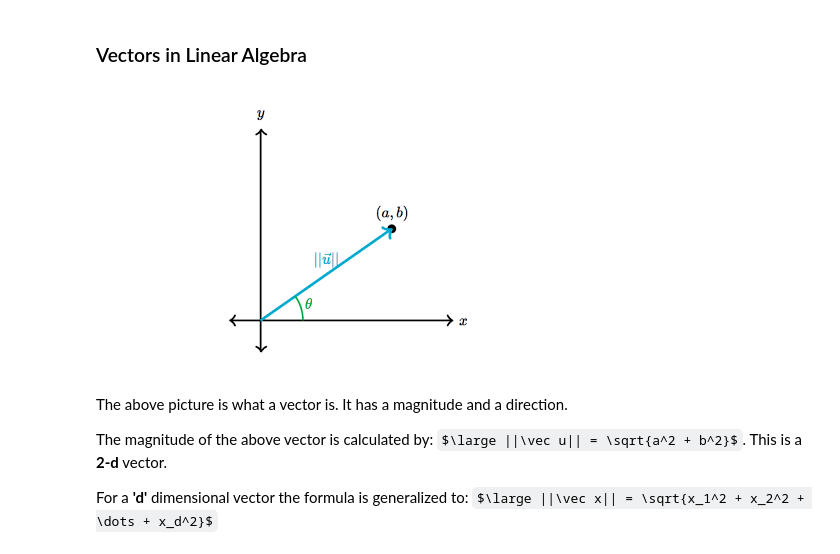
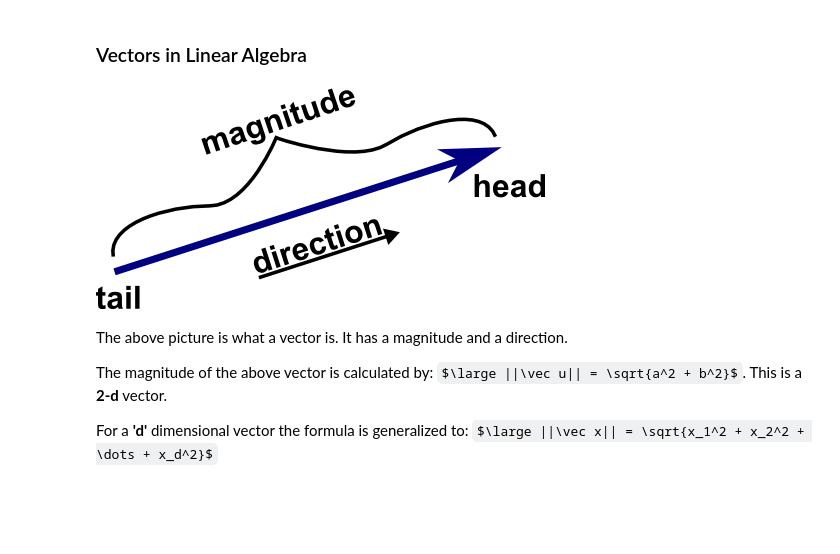
Before and after one commit to Abhiswain97/PGD_UOH, a Jupyter notebook: preparatory_sesisons/Co-ordinate Geometry.ipynb, the cells around one changed output. Cells and saved outputs as stored; diff of their text form; code cells hidden in the pictures; some formulas as TeX source; blank space fills up the shorter version.

```diff
--- a/preparatory_sesisons/Co-ordinate Geometry.ipynb
+++ b/preparatory_sesisons/Co-ordinate Geometry.ipynb
@@ -10,7 +9,9 @@ from IPython.display import Image
-# %%
-def display_image(fname):
-    img =
-    return Image(filename=fname)
+# %%
+def display_image(fname, size=(300, 300)):
+    img = PIL.Image.open(fname)
+    if size is not None:
+        img = img.resize(size)
+    return img
 # %% [markdown]
 # Equation of a line
 # %%
@@ -73,9 +74,9 @@ $\large \pi_d : w_1x_1 + w_2x_2 + \dots + w_dx_d + w_0= 0$
 # %% [markdown]
 ### Vectors in Linear Algebra
 # %%
-display_image(r"C:\Users\Abhishek Swain\Desktop\pgd_notes\imgs\vector_mag.png")
+display_image(r"C:\Users\Abhishek Swain\Desktop\PGD_UOH\imgs\vector.png", size=None)
 # %% [output]
-[figure, old version]
+[figure, new version]
 # %% [markdown]
 The above picture is what a vector is. It has a magnitude and a direction.
 
```
Also changed, not shown: parts of 7 cells of this notebook, 1 other file.
